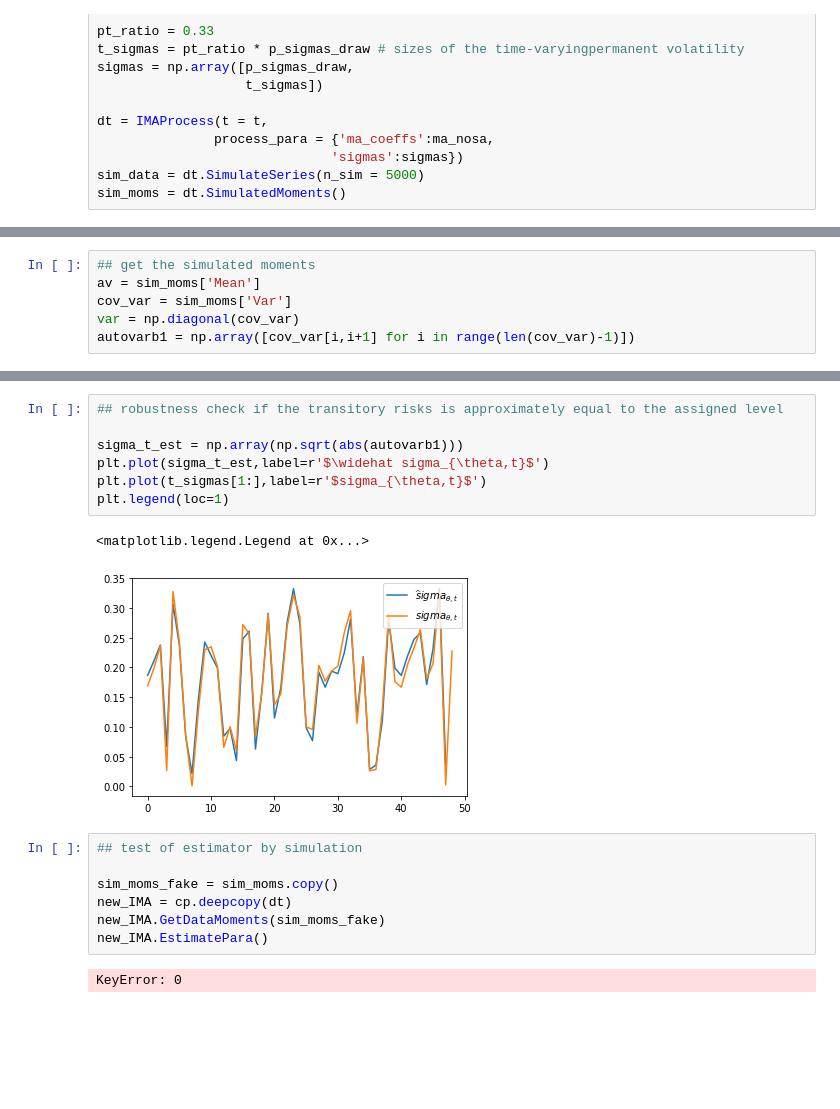
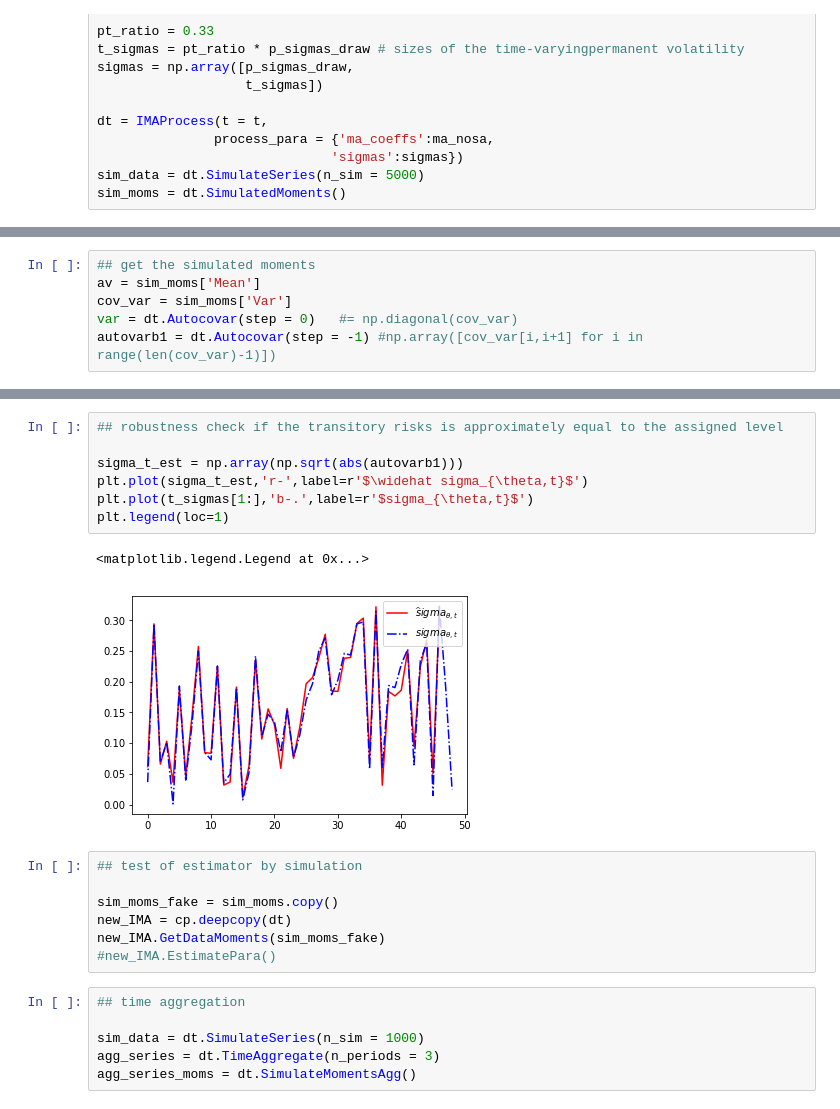
Before and after one commit to iworld1991/IncExpProject, a Jupyter notebook: WorkingFolder/PythonCode/IncomeRisksEst.ipynb, the cells around one changed output, grey strips where cells are left out. Drawn from its saved outputs; the diff is of its cells as text; blank space fills up the shorter version.

```diff
--- a/WorkingFolder/PythonCode/IncomeRisksEst.ipynb
+++ b/WorkingFolder/PythonCode/IncomeRisksEst.ipynb
@@ -190,8 +247,8 @@ autovarb1_comp = np.array([cov_var_comp[i,i+1] for i in range(len(cov_var_comp)-
 ## get the simulated moments
 av = sim_moms['Mean']
 cov_var = sim_moms['Var']
-var = np.diagonal(cov_var)
-autovarb1 = np.array([cov_var[i,i+1] for i in range(len(cov_var)-1)])
+var = dt.Autocovar(step = 0)   #= np.diagonal(cov_var)
+autovarb1 = dt.Autocovar(step = -1) #np.array([cov_var[i,i+1] for i in range(len(cov_var)-1)])
 # %%
 ## plot simulated moments of first diff
 
@@ -226,19 +283,23 @@ plt.legend(loc=0)
 # %%
 ## robustness check if the transitory risks is approximately equal to the assigned level
 
 sigma_t_est = np.array(np.sqrt(abs(autovarb1)))
-plt.plot(sigma_t_est,label=r'$\widehat sigma_{\theta,t}$')
-plt.plot(t_sigmas[1:],label=r'$sigma_{\theta,t}$')
+plt.plot(sigma_t_est,'r-',label=r'$\widehat sigma_{\theta,t}$')
+plt.plot(t_sigmas[1:],'b-.',label=r'$sigma_{\theta,t}$')
 plt.legend(loc=1)
 # %% [output]
 <matplotlib.legend.Legend at 0x...>
-[figure, old version]
+[figure, new version]
 # %%
 ## test of estimator by simulation
 
 sim_moms_fake = sim_moms.copy()
 new_IMA = cp.deepcopy(dt)
 new_IMA.GetDataMoments(sim_moms_fake)
-new_IMA.EstimatePara()
+#new_IMA.EstimatePara()
-# %% [output]
-KeyError: 0
+# %%
+## time aggregation
+
+sim_data = dt.SimulateSeries(n_sim = 1000)
+agg_series = dt.TimeAggregate(n_periods = 3)
+agg_series_moms = dt.SimulateMomentsAgg()
```
Also changed, not shown: parts of 4 cells of this notebook, 2 other files.
